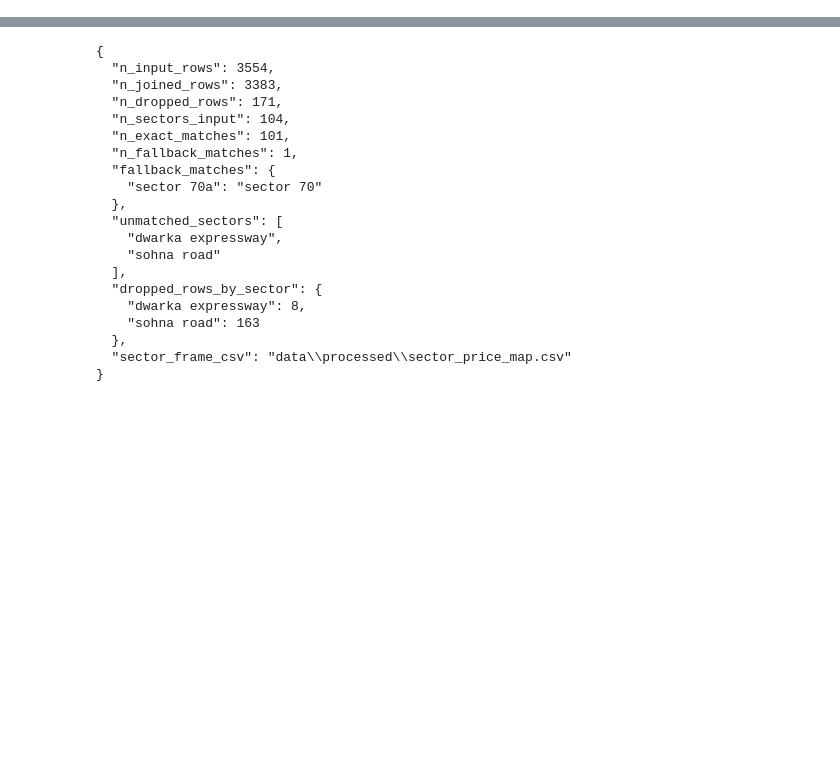
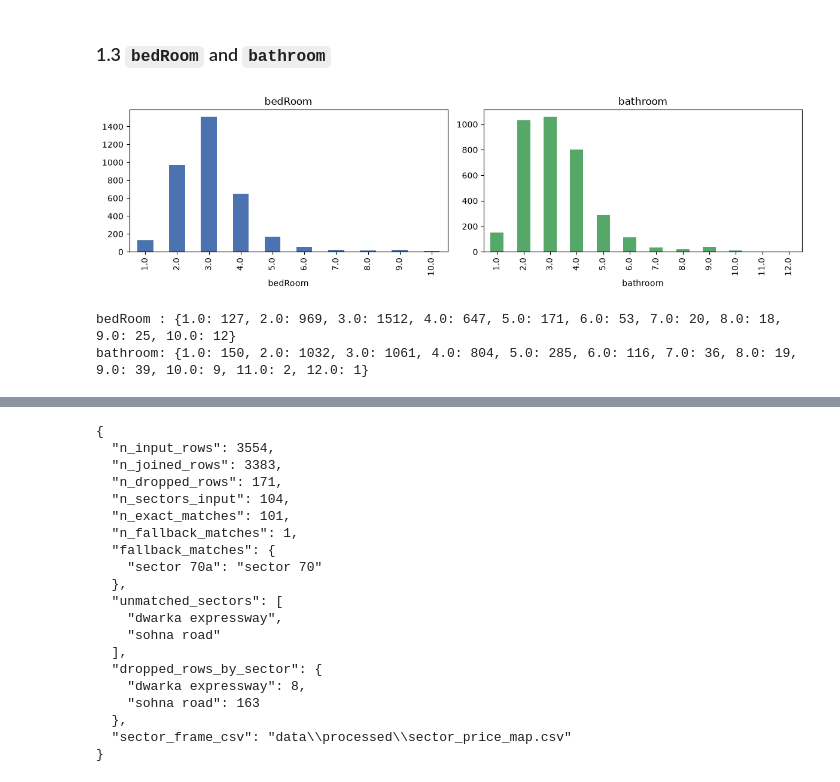
Before and after one commit to reswalsandeep/real-estate-recommender, a Jupyter notebook: notebooks/05_eda.ipynb, the cells around one changed output, grey strips where cells are left out. Cells and saved outputs as stored; diff of their text form; code cells hidden in the pictures; blank space fills up the shorter version.

```diff
--- a/notebooks/05_eda.ipynb
+++ b/notebooks/05_eda.ipynb
@@ -40,0 +158,13 @@ cost.
+# %% [markdown]
+### 1.3 `bedRoom` and `bathroom`
+# %%
+fig, ax = plt.subplots(1, 2, figsize=(12, 3.5))
+df["bedRoom"].value_counts().sort_index().plot(kind="bar", ax=ax[0], color="#4C72B0", title="bedRoom")
+df["bathroom"].value_counts().sort_index().plot(kind="bar", ax=ax[1], color="#55A868", title="bathroom")
+plt.tight_layout(); plt.show()
+print("bedRoom :", df["bedRoom"].value_counts().sort_index().to_dict())
+print("bathroom:", df["bathroom"].value_counts().sort_index().to_dict())
+# %% [output]
+[figure, added]
+bedRoom : {1.0: 127, 2.0: 969, 3.0: 1512, 4.0: 647, 5.0: 171, 6.0: 53, 7.0: 20, 8.0: 18, 9.0: 25, 10.0: 12}
+bathroom: {1.0: 150, 2.0: 1032, 3.0: 1061, 4.0: 804, 5.0: 285, 6.0: 116, 7.0: 36, 8.0: 19, 9.0: 39, 10.0: 9, 11.0: 2, 12.0: 1}
```
Also changed, not shown: parts of 52 cells of this notebook.
